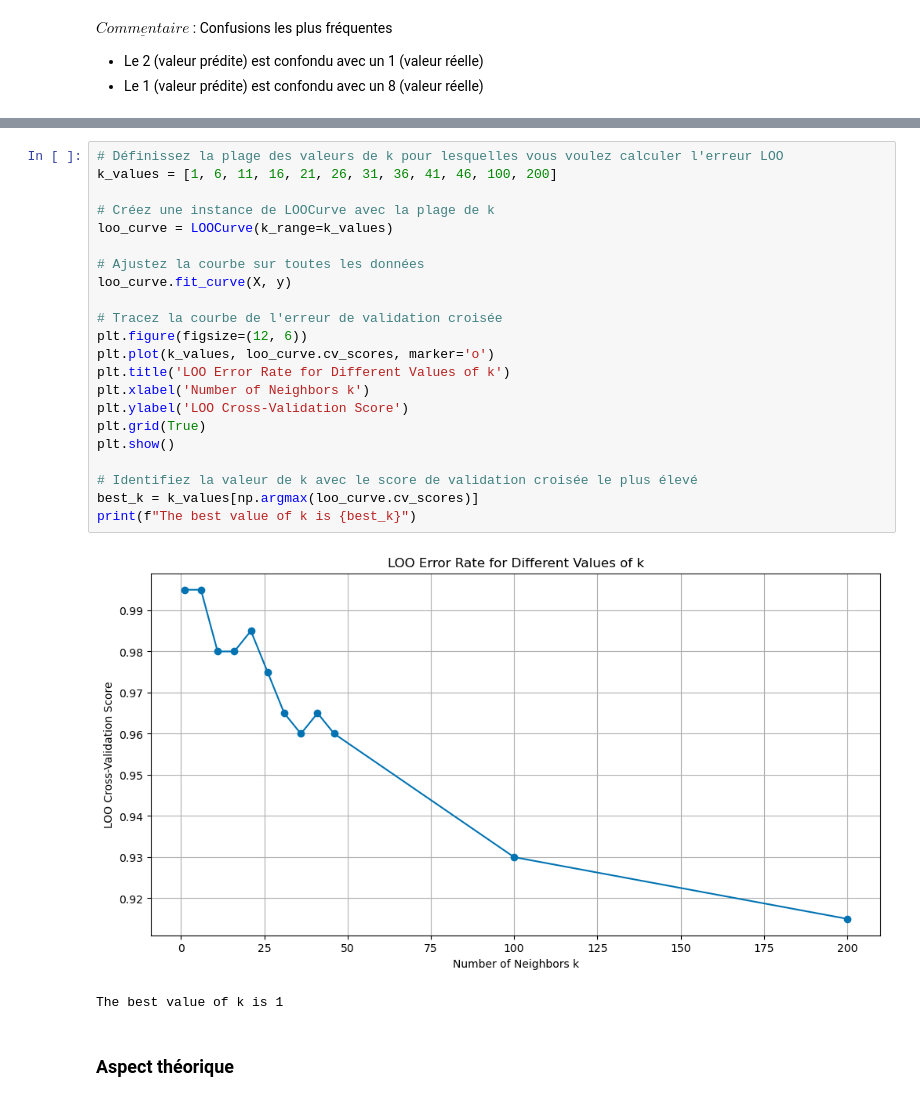
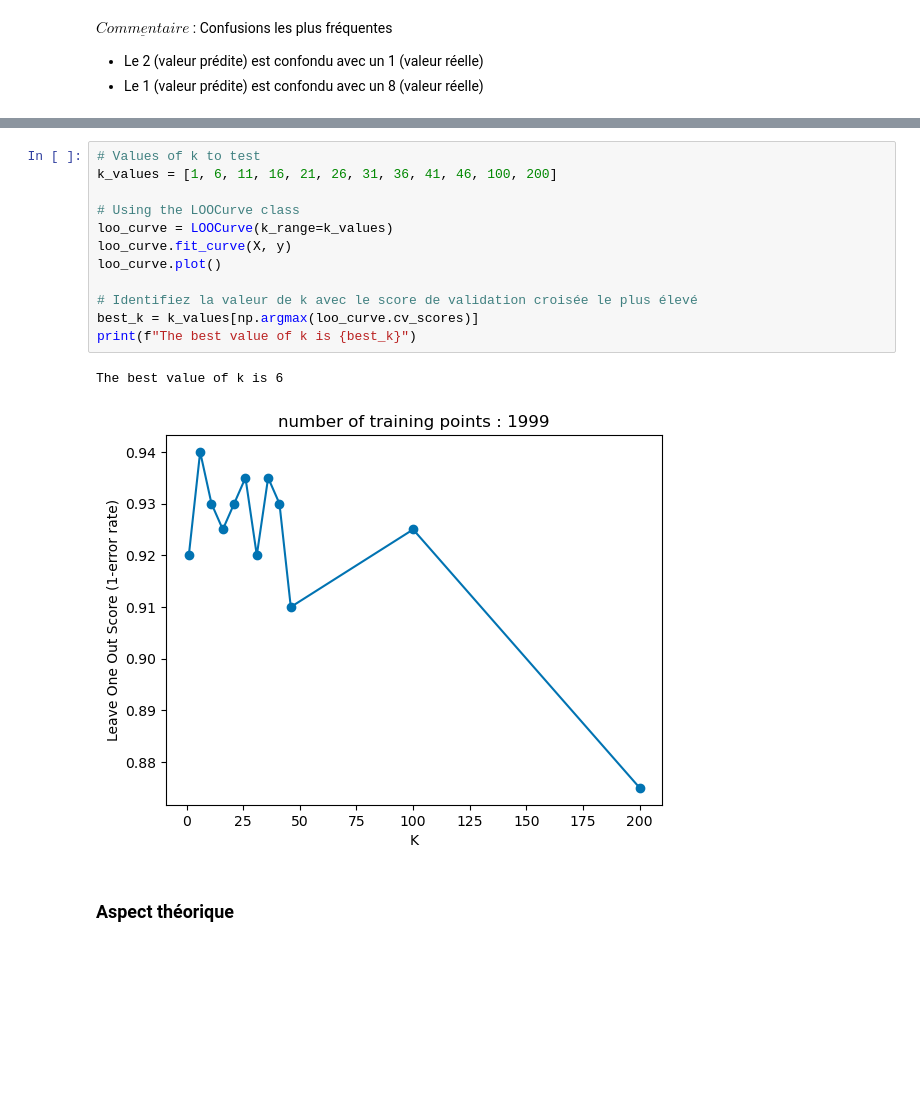
Before and after one commit to pralban/Machine-learning, a Jupyter notebook: TP2 KNN/tp2.ipynb, the cells around one changed output, grey strips where cells are left out. Cells and saved outputs as stored; diff of their text form; blank space fills up the shorter version.

```diff
--- a/TP2 KNN/tp2.ipynb
+++ b/TP2 KNN/tp2.ipynb
@@ -565,30 +549,20 @@ plt.show()
 # %% [markdown]
 <img src="questions/14.png" alt="question 14" width="800"/>
 # %%
-# Définissez la plage des valeurs de k pour lesquelles vous voulez calculer l'erreur LOO
+# Values of k to test
 k_values = [1, 6, 11, 16, 21, 26, 31, 36, 41, 46, 100, 200]
 
-# Créez une instance de LOOCurve avec la plage de k
+# Using the LOOCurve class
 loo_curve = LOOCurve(k_range=k_values)
-
-# Ajustez la courbe sur toutes les données
 loo_curve.fit_curve(X, y)
-
-# Tracez la courbe de l'erreur de validation croisée
-plt.figure(figsize=(12, 6))
-plt.plot(k_values, loo_curve.cv_scores, marker='o')
-plt.title('LOO Error Rate for Different Values of k')
-plt.xlabel('Number of Neighbors k')
-plt.ylabel('LOO Cross-Validation Score')
-plt.grid(True)
-plt.show()
+loo_curve.plot()
 
 # Identifiez la valeur de k avec le score de validation croisée le plus élevé
 best_k = k_values[np.argmax(loo_curve.cv_scores)]
 print(f"The best value of k is {best_k}")
 # %% [output]
+The best value of k is 6
-[figure, old version]
+[figure, new version]
-The best value of k is 1
 # %% [markdown]
 ### Aspect théorique
 # %% [markdown]
```
Also changed, not shown: parts of 11 cells of this notebook.
